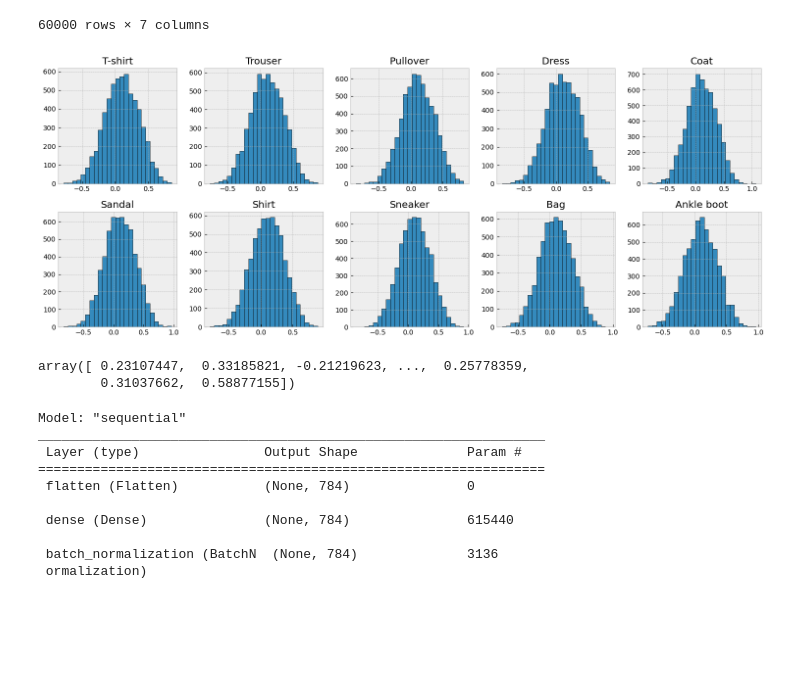
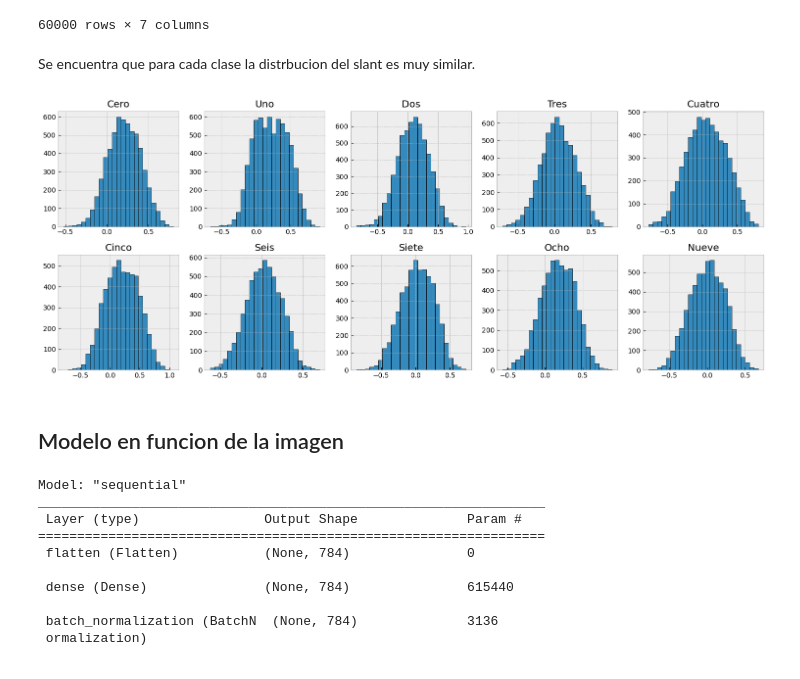
Before and after one commit to Mdolhare/RedesNeuronalesTP1, a Jupyter notebook: Regresion.ipynb, the cells around one changed output. Saved outputs shown, nothing was run; the diff lists cells and outputs as text; code cells hidden in the pictures; blank space fills up the shorter version.

```diff
--- a/Regresion.ipynb
+++ b/Regresion.ipynb
@@ -27,17 +27,15 @@ train_morpho
 | 59998 | 59998 | 82.2500 | 53.337572 | 1.667193 | 0.310377 | 15.251961 | 19.692976 |
 | 59999 | 59999 | 84.7500 | 56.966252 | 1.759232 | 0.588772 | 13.415460 | 17.869924 |
 60000 rows × 7 columns
+# %% [markdown]
+Se encuentra que para cada clase la distrbucion del slant es muy similar.
 # %%
-clases = ['T-shirt', 'Trouser', 'Pullover', 'Dress', 'Coat', 'Sandal', 'Shirt', 'Sneaker', 'Bag', 'Ankle boot']
-helper.plotHistSlant(train_morpho, labels, clases)
+clases = ['Cero', 'Uno', 'Dos', 'Tres', 'Cuatro', 'Cinco', 'Seis', 'Siete', 'Ocho', 'Nueve']
+helper.plotHistSlant(train_morpho, y_train, clases)
 # %% [output]
-[figure, old version]
+[figure, new version]
 # %%
 slant = train_morpho['slant'].to_numpy()
-slant
-# %% [output]
-array([ 0.23107447,  0.33185821, -0.21219623, ...,  0.25778359,
-        0.31037662,  0.58877155])
 # %%
 from sklearn.model_selection import train_test_split
 
@@ -49,6 +47,8 @@ from tensorflow.keras.layers import Dense, Flatten, BatchNormalization, Dropout,
 from tensorflow.keras.optimizers import Adam, Adamax, SGD
 from tensorflow.keras.callbacks import EarlyStopping
 from tensorflow.keras.regularizers import l1, l2
+# %% [markdown]
+## Modelo en funcion de la imagen
 # %%
 model = Sequential()
 model.add(Flatten(input_shape=(28, 28)))
```
Also changed, not shown: parts of 19 cells of this notebook, 9 other files.
